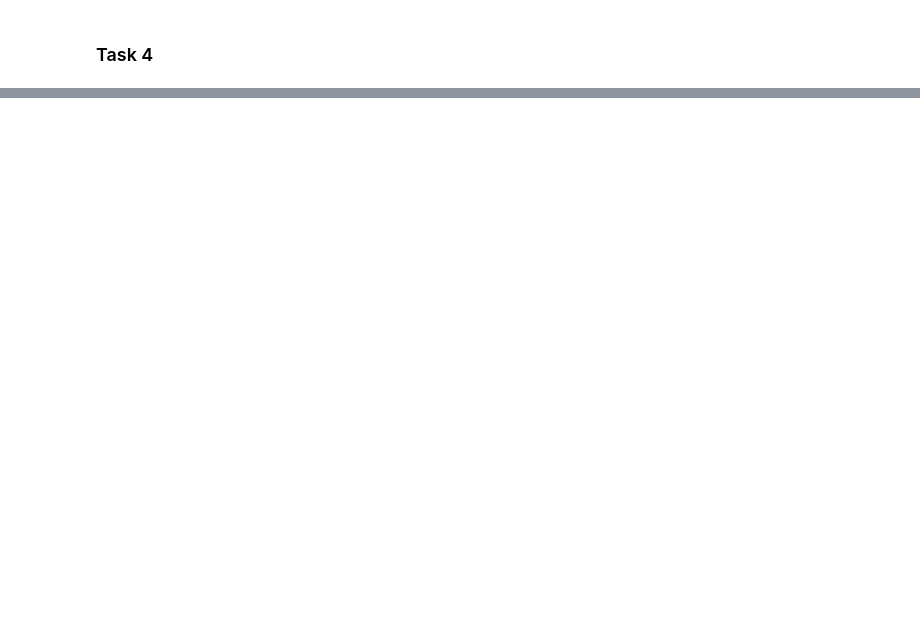
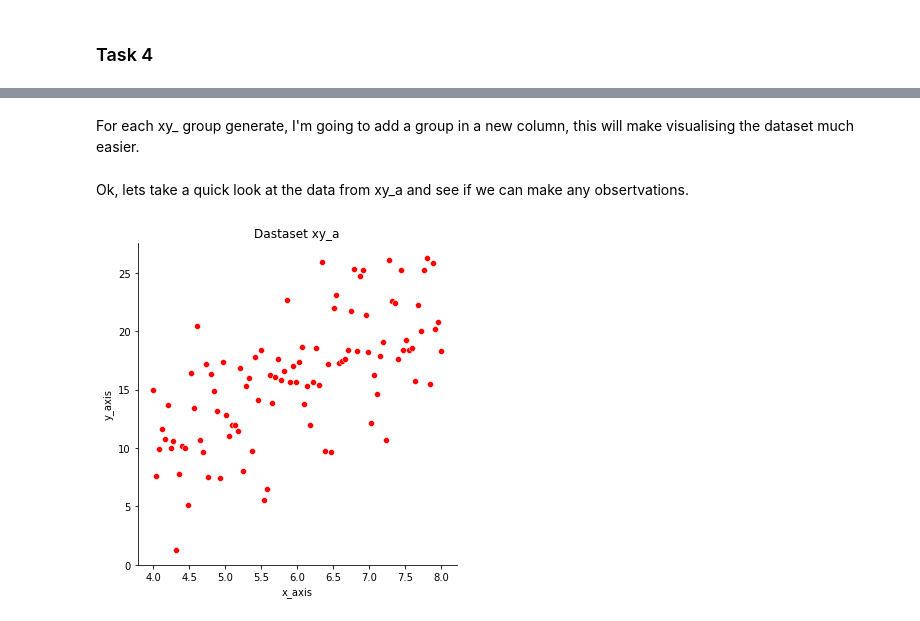
Before and after one commit to ComeOnTaBlazes/FoDA-Tasks, a Jupyter notebook: Dat Analysis Assessment.ipynb, the cells around one changed output, grey strips where cells are left out. Cells and saved outputs as stored; diff of their text form; code cells hidden in the pictures; blank space fills up the shorter version.

```diff
--- a/Dat Analysis Assessment.ipynb
+++ b/Dat Analysis Assessment.ipynb
@@ -223,0 +266,2 @@ array([ 1,  1,  1,  6, 12, 12, 15, 28, 31, 54, 38, 61, 52, 63, 91, 70, 77,
+# %%
+n_samples = 100
@@ -223,0 +270,11 @@ array([ 1,  1,  1,  6, 12, 12, 15, 28, 31, 54, 38, 61, 52, 63, 91, 70, 77,
+# %%
+def xy_cords(x_start, x_end, a, b):
+    ans = np.linspace(x_start,x_end, num=n_samples)
+    for i in ans:
+        y= a*ans + (b - rng.normal(2, 4, n_samples))
+    return pd.DataFrame({'x_axis': ans, 'y_axis': y})
+# %%
+xy_a = xy_cords(1, 4, 6, 7)
+xy_b = xy_cords(4, 8, 3, 1)
+xy_c = xy_cords(8, 12, 2, -2)
+xy_d = xy_cords(12, 16, 1, -4)
@@ -223,0 +299,2 @@ array([ 1,  1,  1,  6, 12, 12, 15, 28, 31, 54, 38, 61, 52, 63, 91, 70, 77,
+# %% [markdown]
+For each xy_ group generate, I'm going to add a group in a new column, this will make visualising the dataset much easier.
@@ -223,0 +306,10 @@ array([ 1,  1,  1,  6, 12, 12, 15, 28, 31, 54, 38, 61, 52, 63, 91, 70, 77,
+# %% [markdown]
+Ok, lets take a quick look at the data from xy_a and see if we can make any obsertvations.
+# %%
+def relplot(data, x,y,color):
+       return sns.relplot(data= data,x= x, y = y, color = color)
+# %%
+relplot(xy_b,'x_axis','y_axis', 'r')
+plt.title('Dastaset xy_a');
+# %% [output]
+[figure, added]
```
Also changed, not shown: parts of 63 cells of this notebook, 2 other files.
